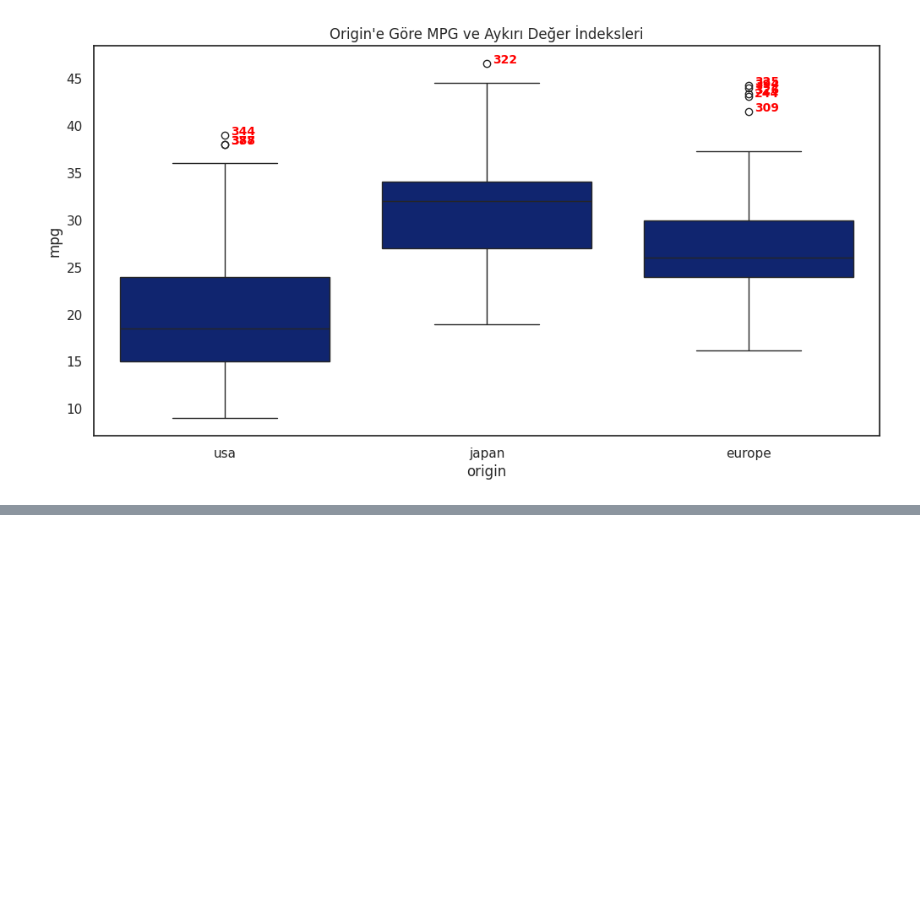
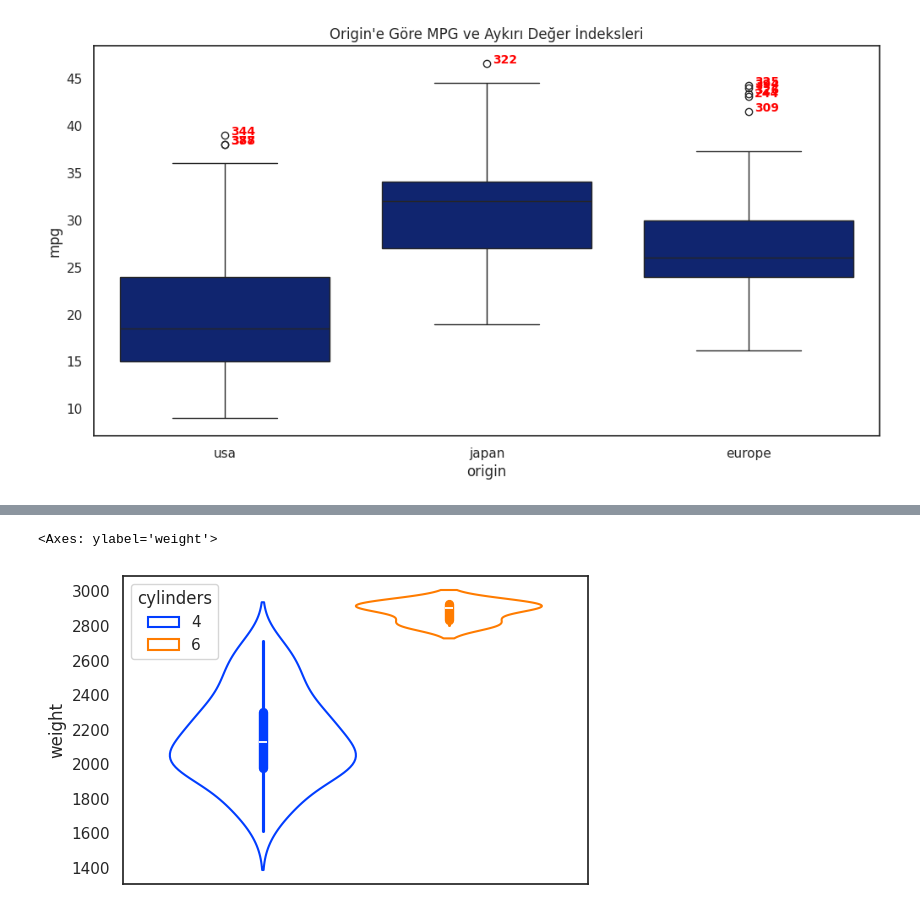
Before and after one commit to azem46/Python_Colab_Handbook, a Jupyter notebook: Python_Veri_Görsellestirme.ipynb, the cells around one changed output, grey strips where cells are left out. Saved outputs shown, nothing was run; the diff lists cells and outputs as text; code cells hidden in the pictures; blank space fills up the shorter version.

```diff
--- a/Python_Veri_Görsellestirme.ipynb
+++ b/Python_Veri_Görsellestirme.ipynb
@@ -1171,0 +1187,13 @@ plt.show()
+# %%
+#japonyadaki 4,6 silindi araçların ağırlık keman grafiği
+sns.violinplot(
+    data=araba[araba['origin']== 'japan'],
+    y='weight',
+    hue='cylinders',
+    palette="bright",
+    fill=False #grafiğin dolgusunu kaldırır.
+
+)
+# %% [output]
+<Axes: ylabel='weight'>
+[figure, added]
```
Also changed, not shown: parts of 20 cells of this notebook.
